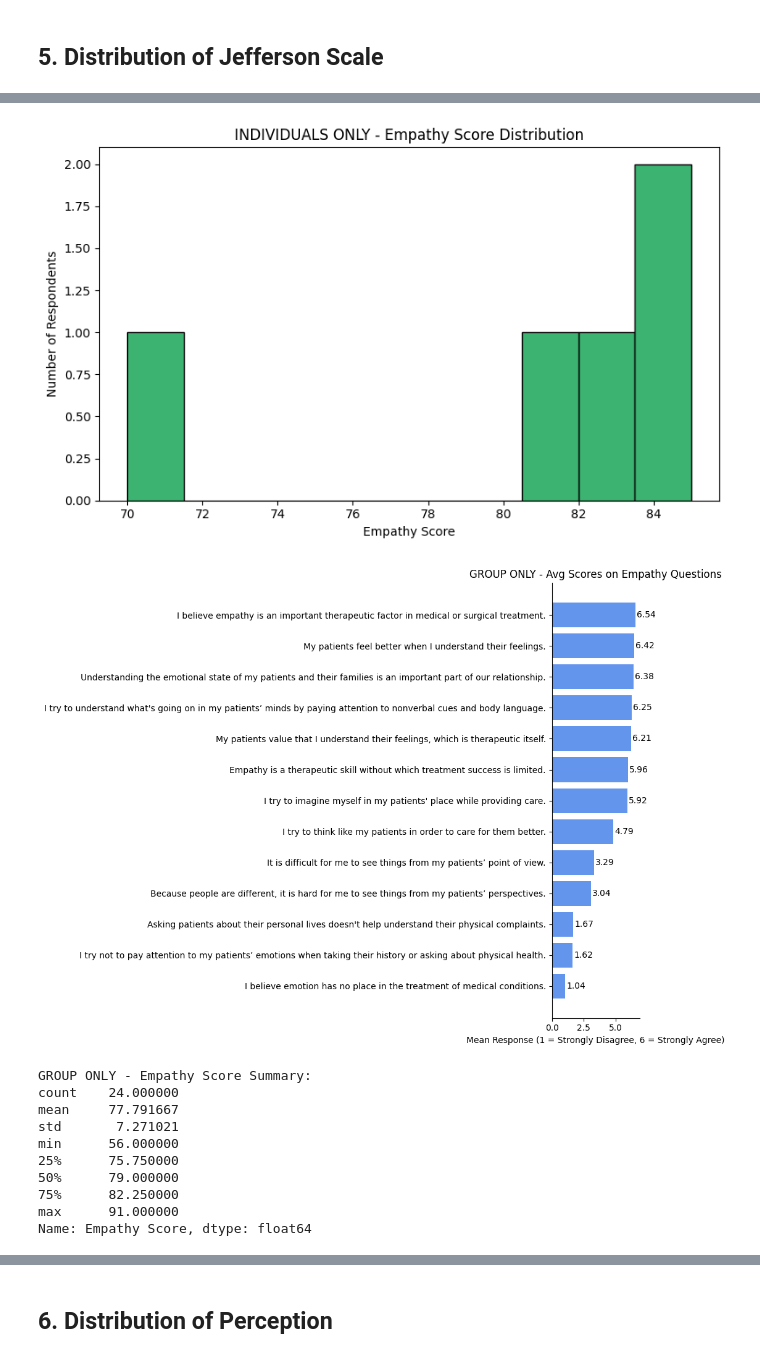
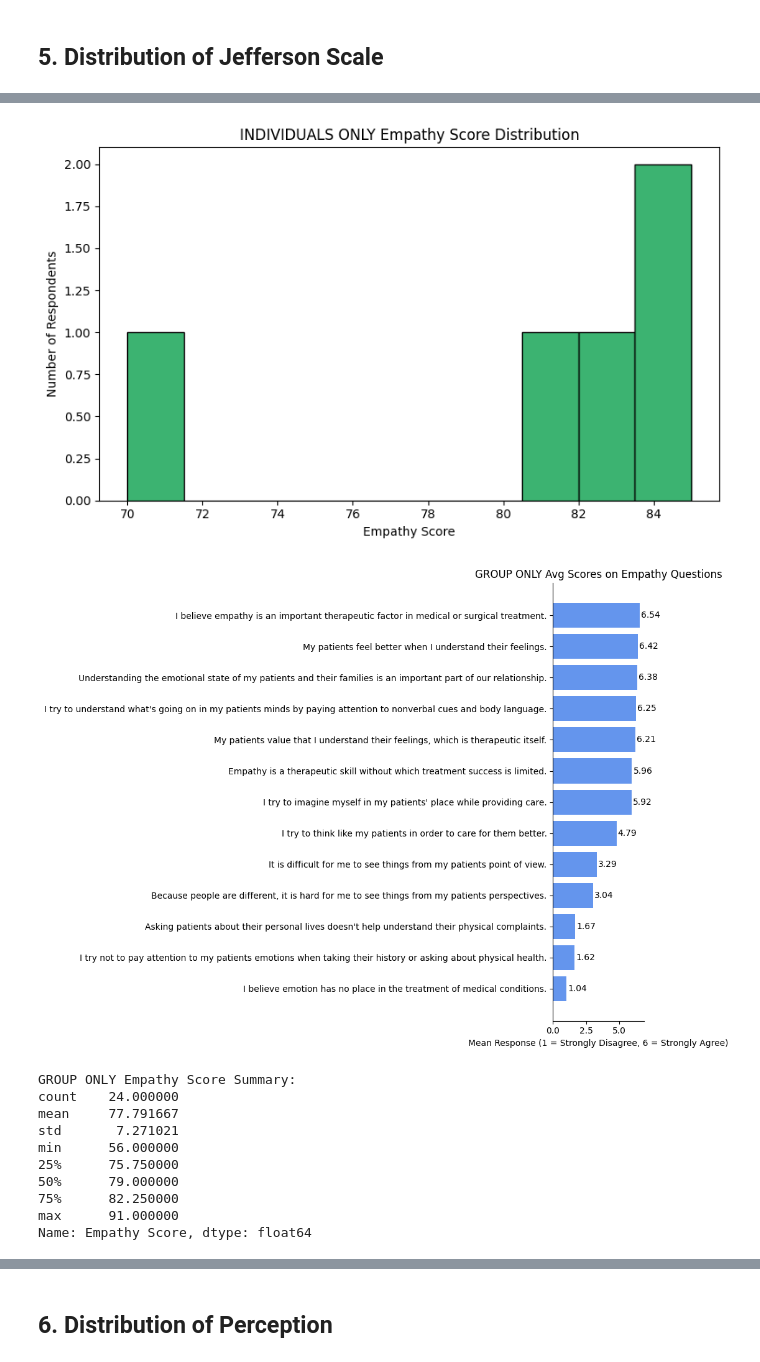
Before and after one commit to annkiener/master-thesis, a Jupyter notebook: Evaluation/post_eval_analysis.ipynb, the cells around one changed output, grey strips where cells are left out. Drawn from its saved outputs; the diff is of its cells as text; code cells hidden in the pictures.

```diff
--- a/Evaluation/post_eval_analysis.ipynb
+++ b/Evaluation/post_eval_analysis.ipynb
@@ -74,13 +74,13 @@ french_questions = [
 
 english_questions = [
     "My patients feel better when I understand their feelings.",
-    "It is difficult for me to see things from my patients’ point of view.",
-    "Because people are different, it is hard for me to see things from my patients’ perspectives.",
-    "I try not to pay attention to my patients’ emotions when taking their history or asking about physical health.",
+    "It is difficult for me to see things from my patients point of view.",
+    "Because people are different, it is hard for me to see things from my patients perspectives.",
+    "I try not to pay attention to my patients emotions when taking their history or asking about physical health.",
     "I try to imagine myself in my patients' place while providing care.",
     "My patients value that I understand their feelings, which is therapeutic itself.",
     "Asking patients about their personal lives doesn't help understand their physical complaints.",
-    "I try to understand what's going on in my patients’ minds by paying attention to nonverbal cues and body language.",
+    "I try to understand what's going on in my patients minds by paying attention to nonverbal cues and body language.",
     "I believe emotion has no place in the treatment of medical conditions.",
     "Empathy is a therapeutic skill without which treatment success is limited.",
     "Understanding the emotional state of my patients and their families is an important part of our relationship.",
@@ -126,9 +126,9 @@ def reverse_score(series):
 
 # Questions to reverse
 reverse_items = [
-    "It is difficult for me to see things from my patients’ point of view.",
-    "Because people are different, it is hard for me to see things from my patients’ perspectives.",
-    "I try not to pay attention to my patients’ emotions when taking their history or asking about physical health.",
+    "It is difficult for me to see things from my patients point of view.",
+    "Because people are different, it is hard for me to see things from my patients perspectives.",
+    "I try not to pay attention to my patients emotions when taking their history or asking about physical health.",
     "Asking patients about their personal lives doesn't help understand their physical complaints.",
     "I believe emotion has no place in the treatment of medical conditions."
 ]
@@ -185,13 +185,13 @@ for col in reverse_items:
 # Compute total empathy score
 df_empathy_indiv["Empathy Score"] = df_empathy_indiv.sum(axis=1)
 
-print("\nINDIVIDUALS ONLY - Empathy Score Summary:")
+print("\nINDIVIDUALS ONLY Empathy Score Summary:")
 print(df_empathy_indiv["Empathy Score"].describe())
 
 # Plot
 plt.figure(figsize=(8, 5))
 df_empathy_indiv["Empathy Score"].plot(kind='hist', bins=10, color='mediumseagreen', edgecolor='black')
-plt.title("INDIVIDUALS ONLY - Empathy Score Distribution")
+plt.title("INDIVIDUALS ONLY Empathy Score Distribution")
 plt.xlabel("Empathy Score")
 plt.ylabel("Number of Respondents")
 plt.tight_layout()
@@ -214,7 +214,7 @@ for bar in bars:
              f"{width:.2f}",
              va='center', ha='left', fontsize=10)
 
-plt.title("GROUP ONLY - Avg Scores on Empathy Questions")
+plt.title("GROUP ONLY Avg Scores on Empathy Questions")
 plt.xlabel("Mean Response (1 = Strongly Disagree, 6 = Strongly Agree)")
 plt.gca().spines['right'].set_visible(False)
 plt.gca().spines['top'].set_visible(False)
@@ -230,7 +230,7 @@ for col in reverse_items:
 # Total empathy score
 df_empathy_group["Empathy Score"] = df_empathy_group.sum(axis=1)
 
-print("\nGROUP ONLY - Empathy Score Summary:")
+print("\nGROUP ONLY Empathy Score Summary:")
 print(df_empathy_group["Empathy Score"].describe())
 
 # Plot
@@ -303,15 +303,15 @@ INDIVIDUALS ONLY - Empathy Score Summary:
 count     5.000000
 mean     80.600000
 std       6.107373
 min      70.000000
 25%      81.000000
 50%      83.000000
 75%      84.000000
 max      85.000000
 Name: Empathy Score, dtype: float64
-[figure, old version]
+[figure, new version]
-[figure, old version]
+[figure, new version]
-GROUP ONLY - Empathy Score Summary:
+GROUP ONLY Empathy Score Summary:
 count    24.000000
 mean     77.791667
 std       7.271021
```
Also changed, not shown: parts of 3 cells of this notebook, 14 other files.
